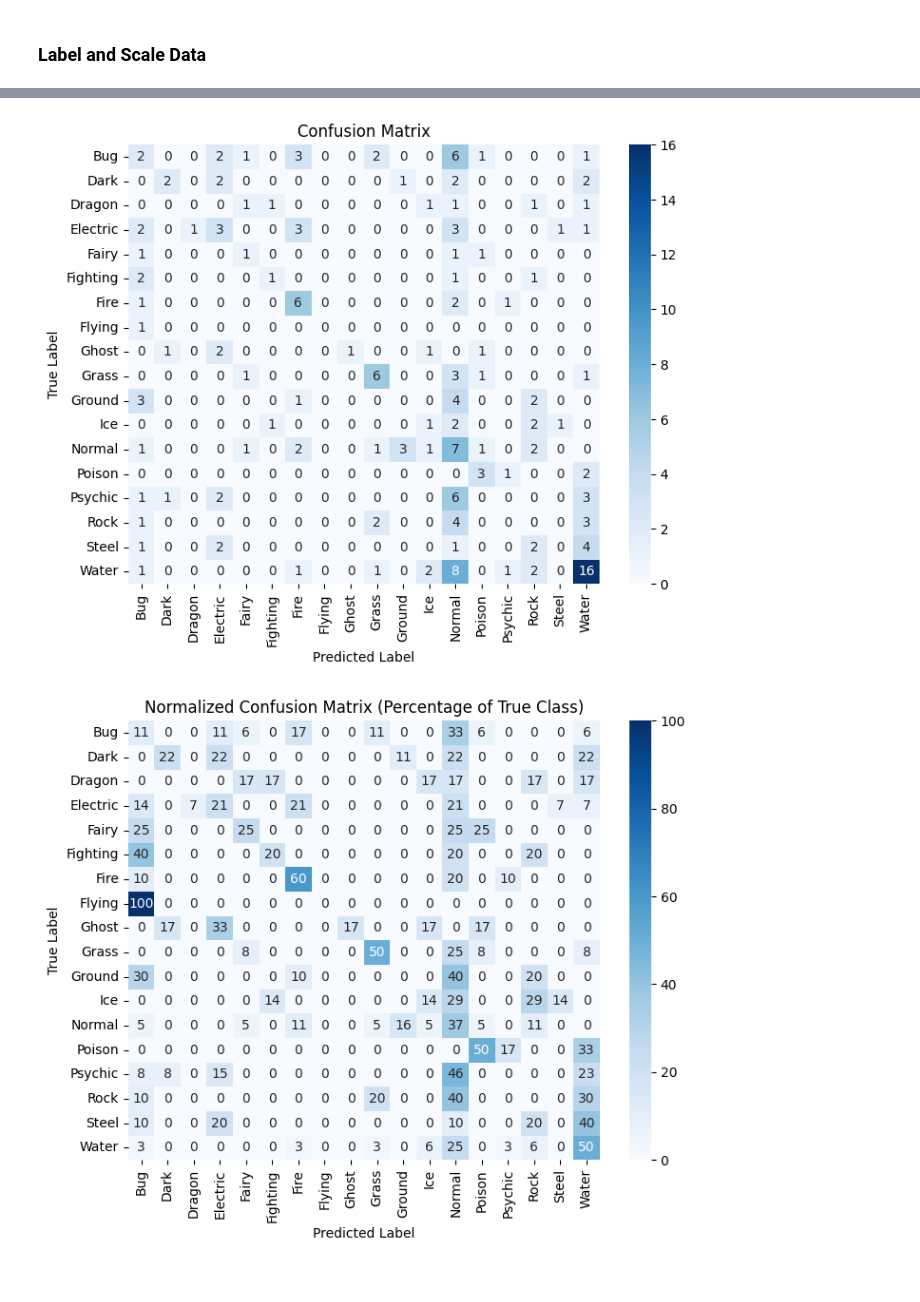
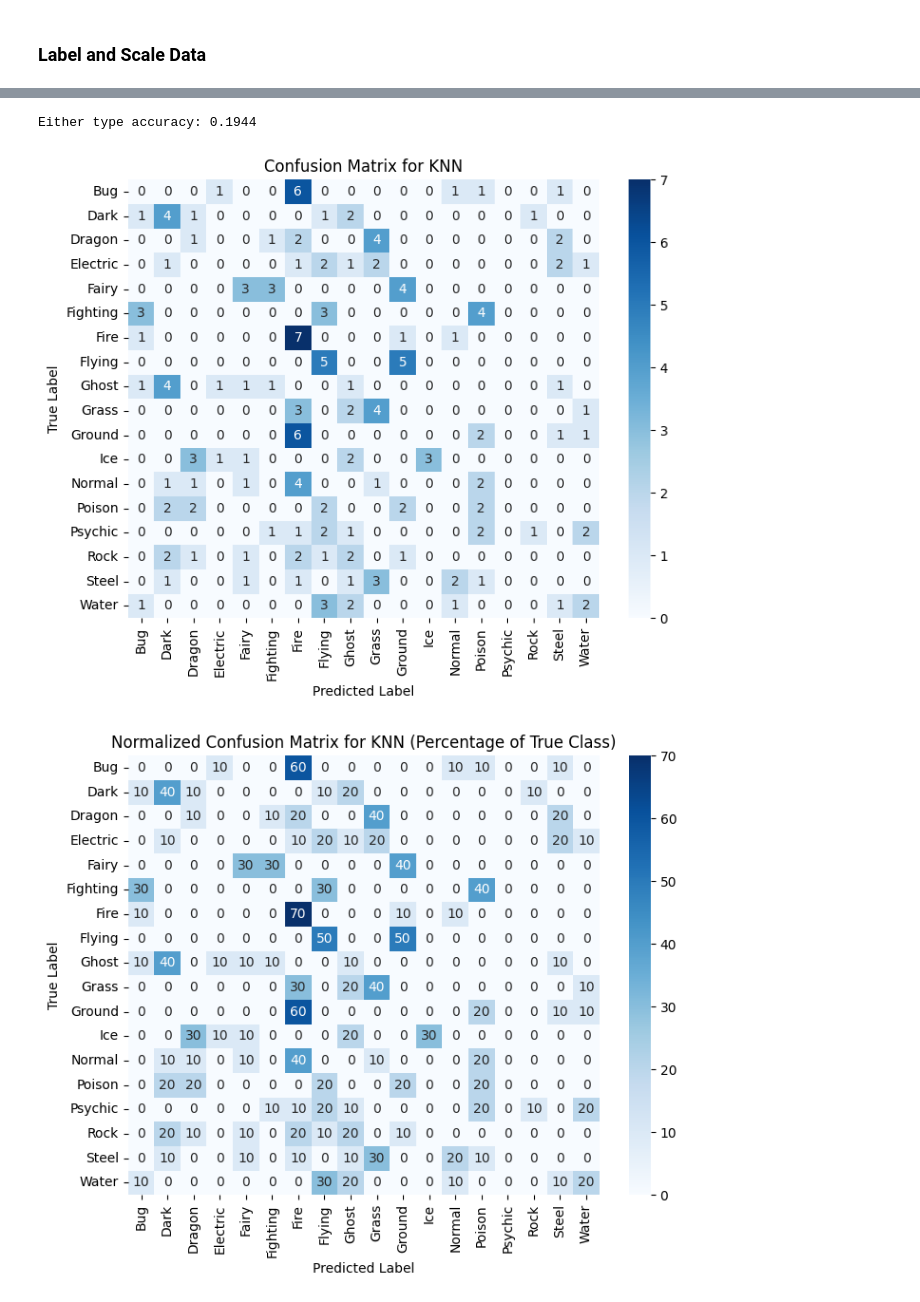
Before and after one commit to KyberCritter/Classify-Them-All, a Jupyter notebook: alt.ipynb, the cells around one changed output, grey strips where cells are left out. Saved outputs shown, nothing was run; the diff lists cells and outputs as text; code cells hidden in the pictures.

```diff
--- a/alt.ipynb
+++ b/alt.ipynb
@@ -191,0 +240,6 @@ pkmn_color_test_df_edited = sample_min_entries(pkmn_color_test_df, "Type 1", mos
+# %%
+pkmn_color_train_df_unbiased, train_med = reduce_bias(pkmn_color_train_df, "Type 1")
+pkmn_color_test_df_unbiased, test_med = reduce_bias(pkmn_color_test_df, "Type 1")
+
+print(f"Adjusted training dataset to include exactly {train_med} of each type.")
+print(f"Adjusted testing dataset to include exactly {test_med} of each type.")
@@ -236,16 +330,16 @@ from sklearn.model_selection import GridSearchCV
 knn_colors_model = KNeighborsClassifier()
 # hyperparameters to try
 knn_hyperparameters = {
-    "n_neighbors": range(15, 31),
-    "leaf_size": range(10, 31),
+    "n_neighbors": range(3, 31),
+    "leaf_size": range(10, 51, 5),
     "p": range(1, 4),
-    "weights": ("distance", ),  # "uniform",
-    "algorithm": ("kd_tree", ), # "ball_tree",
+    "weights": ("distance", "uniform", ),
+    "algorithm": ("kd_tree", "ball_tree", ),
     "metric": ("minkowski", "chebyshev", ),
 }
 
 knn_colors_clf = GridSearchCV(knn_colors_model, knn_hyperparameters, n_jobs=-1)
-knn_colors_model = knn_colors_clf.fit(X_colors_train, y_colors_train.values.ravel())
+knn_colors_model = knn_colors_clf.fit(X_colors_train_unbiased, y_colors_train_unbiased.values.ravel())
 
 print(knn_colors_clf.best_params_)
 # %% [output]
@@ -259,9 +349,9 @@ print(knn_colors_clf.best_params_)
 # %%
 from sklearn.metrics import accuracy_score
 
-knn_color_pred = knn_colors_clf.predict(X_colors_test)
+knn_color_pred = knn_colors_clf.predict(X_colors_test_unbiased)
 
-accuracy = accuracy_score(y_colors_test, knn_color_pred)
-print(f"Accuracy: {accuracy}, Test Error: {1-accuracy}")
-print(f"{accuracy * y_colors_test.shape[0]:.0f} out of {y_colors_test.shape[0]} correctly predicted")
+accuracy = accuracy_score(y_colors_test_unbiased, knn_color_pred)
+print(f"Accuracy: {accuracy:.4f}, Test Error: {1-accuracy:.4f}")
+print(f"{accuracy * y_colors_test_unbiased.shape[0]:.0f} out of {y_colors_test_unbiased.shape[0]} correctly predicted")
 # %% [output]
@@ -270,3 +360,21 @@ Accuracy: 0.2552083333333333, Test Error: 0.7447916666666667
+# %%
+from IPython.display import display, HTML
+
+accuracy = accuracy_score(y_colors_test_unbiased, knn_color_pred)
+knn_color_eval = y_colors_test_unbiased.copy()
+knn_color_eval["Predicted Type"] = knn_color_pred
+
+knn_color_eval["Type 1"] = type_label_encoder.inverse_transform(knn_color_eval["Type 1"])
+knn_color_eval["Predicted Type"] = type_label_encoder.inverse_transform(knn_color_eval["Predicted Type"])
+
+knn_color_eval = pd.merge(knn_color_eval, pkmn_color_test_df_unbiased.drop(["Type 1", ], axis=1), how="inner", left_index=True, right_index=True)
+knn_color_eval["Correct"] = knn_color_eval.apply(lambda row: row["Predicted Type"] in (row["Type 1"], row["Type 2"]), axis=1)
+
+# Compute the overall accuracy.
+either_accuracy = knn_color_eval["Correct"].mean()
+print(f"Either type accuracy: {either_accuracy:.4f}")
+# %% [output]
+Either type accuracy: 0.1944
 # %%
 import numpy as np
 import matplotlib.pyplot as plt
@@ -274,10 +382,10 @@ import seaborn as sns
 from sklearn.metrics import confusion_matrix
 
 # Compute the confusion matrix
-cm = confusion_matrix(y_colors_test, knn_color_pred)
+cm = confusion_matrix(y_colors_test_unbiased, knn_color_pred)
 
 # Get the unique encoded labels from the true labels
-labels_encoded = np.unique(y_colors_test)
+labels_encoded = np.unique(y_colors_test_unbiased)
 # Use the previously defined and fitted type_label_encoder to decode labels
 labels = type_label_encoder.inverse_transform(labels_encoded)
 
@@ -288,33 +396,33 @@ sns.heatmap(cm, annot=True, fmt='d', cmap='Blues', xticklabels=labels, yticklabe
 # Add labels and title
 plt.xlabel('Predicted Label')
 plt.ylabel('True Label')
-plt.title('Confusion Matrix')
+plt.title('Confusion Matrix for KNN')
 plt.show()
 # %% [output]
-[figure, old version]
+[figure, new version]
 # %%
 import numpy as np
 import matplotlib.pyplot as plt
 import seaborn as sns
 from sklearn.metrics import confusion_matrix
 
 # Compute the confusion matrix
-cm = confusion_matrix(y_colors_test, knn_color_pred)
+cm = confusion_matrix(y_colors_test_unbiased, knn_color_pred)
 
 # Normalize the confusion matrix by the true labels (i.e. each row)
 cm_normalized = cm.astype(int) / cm.sum(axis=1)[:, np.newaxis]
 
 # Retrieve the original class labels using the fitted label encoder
-labels_encoded = np.unique(y_colors_test)
+labels_encoded = np.unique(y_colors_test_unbiased)
 labels = type_label_encoder.inverse_transform(labels_encoded)
 
 # Create the heatmap using the normalized percentages (multiplied by 100)
 plt.figure(figsize=(8, 6))
 sns.heatmap(cm_normalized * 100, annot=True, fmt=".0f", cmap='Blues', xticklabels=labels, yticklabels=labels)
 
 plt.xlabel('Predicted Label')
 plt.ylabel('True Label')
-plt.title('Normalized Confusion Matrix (Percentage of True Class)')
+plt.title('Normalized Confusion Matrix for KNN (Percentage of True Class)')
 plt.show()
 # %% [output]
-[figure, old version]
+[figure, new version]
```
Also changed, not shown: parts of 28 cells of this notebook, 2 other files.
